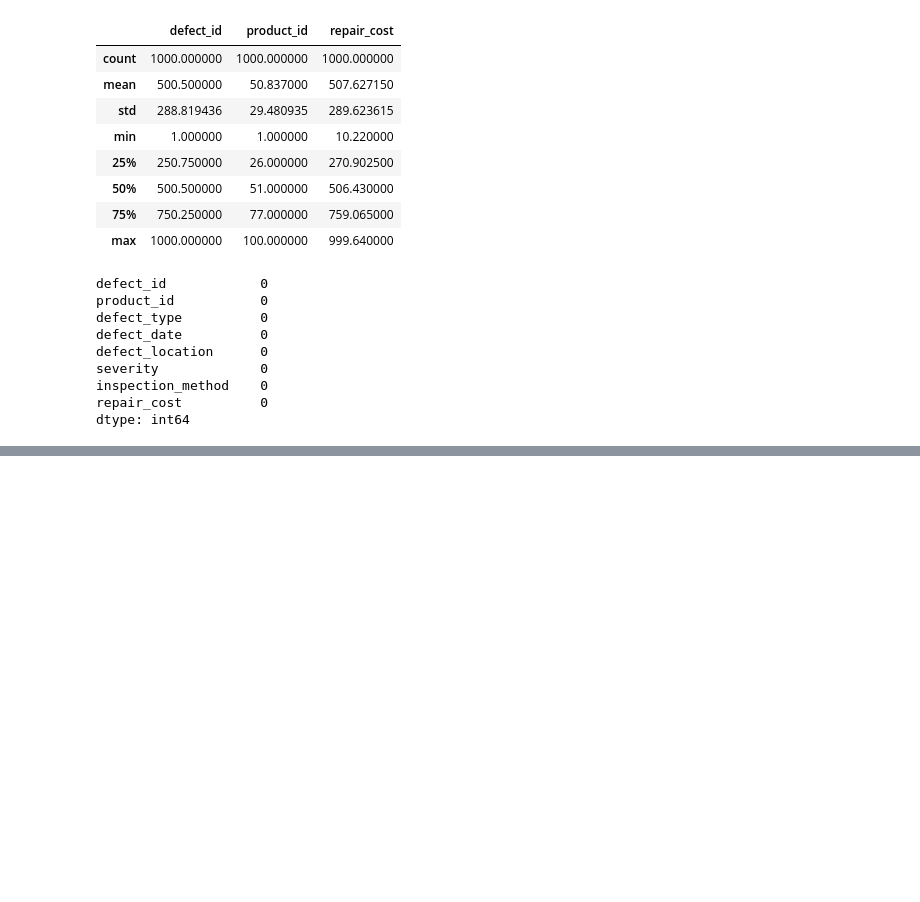
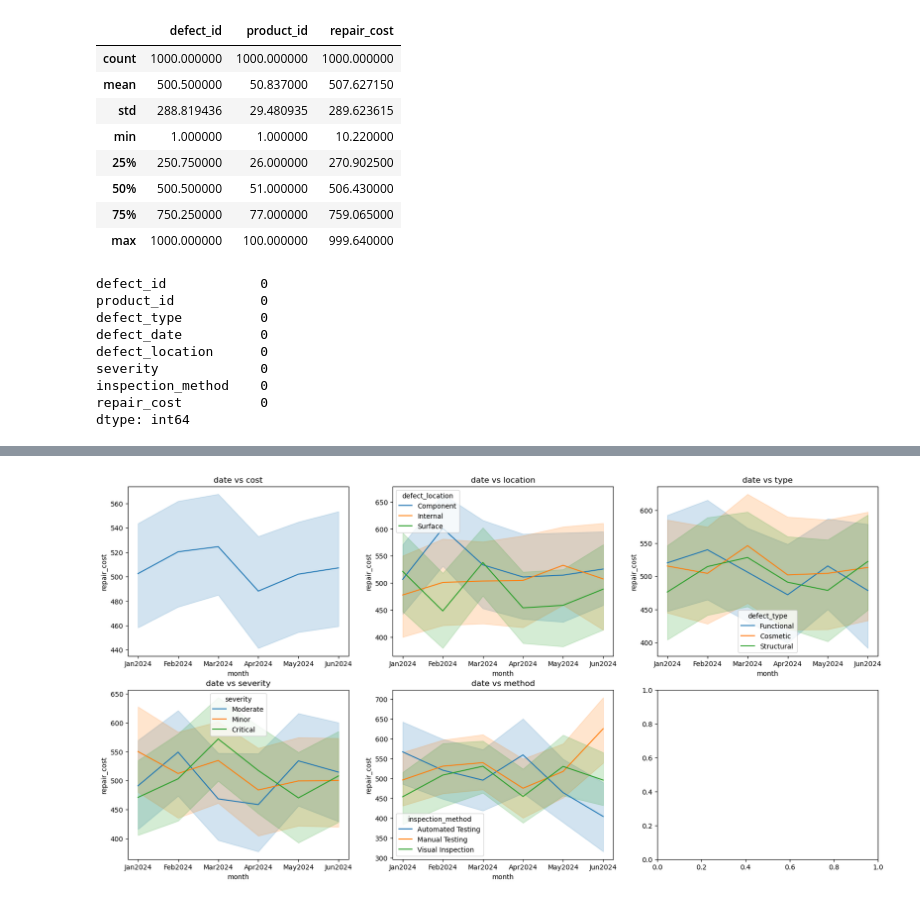
Before and after one commit to deristnoor/python, a Jupyter notebook: project/Data Analytics/Manufacturing_Defect/defect.ipynb, the cells around one changed output, grey strips where cells are left out. Drawn from its saved outputs; the diff is of its cells as text; code cells hidden in the pictures; blank space fills up the shorter version.

```diff
--- a/project/Data Analytics/Manufacturing_Defect/defect.ipynb
+++ b/project/Data Analytics/Manufacturing_Defect/defect.ipynb
@@ -55 +65,28 @@ repair_cost          float64
 dtype: object
+# %%
+df['month'] = df["defect_date"].dt.strftime("%b%Y")
+# %%
+df_sorted = df.sort_values("defect_date")
+# %%
+fig, axes = plt.subplots(2,3, figsize=(20,10))
+
+sns.lineplot(data=df_sorted, x='month', y='repair_cost', sort=False, ax=axes[0,0])
+axes[0,0].set_title("date vs cost")
+
+sns.lineplot(data=df_sorted, x="month", y='repair_cost', hue="defect_location", ax=axes[0,1])
+axes[0,1].set_title("date vs location")
+
+sns.lineplot(data=df_sorted, x='month', y='repair_cost', hue="defect_type", ax=axes[0,2])
+axes[0,2].set_title("date vs type")
+
+sns.lineplot(data=df_sorted, x="month", y='repair_cost', hue="severity", ax=axes[1,0])
+axes[1,0].set_title("date vs severity")
+
+sns.lineplot(data=df_sorted, x='month', y='repair_cost', hue="inspection_method", ax=axes[1,1])
+axes[1,1].set_title("date vs method")
+
+# sns.histplot(data=df, x='inspection_method')
+
+plt.show()
+# %% [output]
+[figure, added]
```
Also changed, not shown: parts of 4 cells of this notebook.
